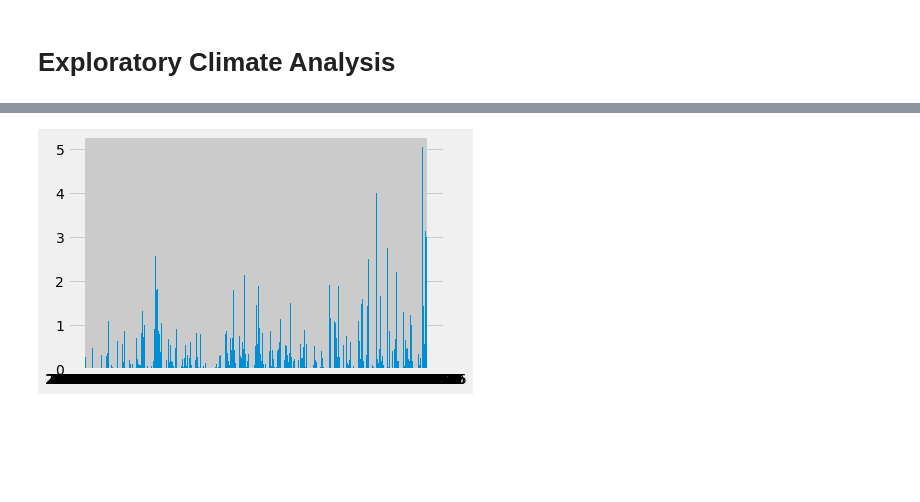
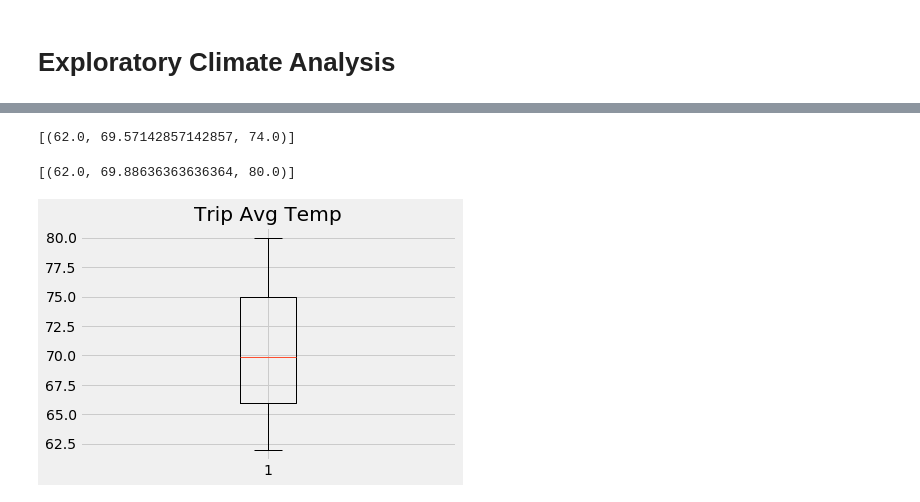
Before and after one commit to enriquesaenger/sqlalchemy-challenge, a Jupyter notebook: climate.ipynb, the cells around one changed output, grey strips where cells are left out. Cells and saved outputs as stored; diff of their text form; code cells hidden in the pictures; blank space fills up the shorter version.

```diff
--- a/climate.ipynb
+++ b/climate.ipynb
@@ -88,0 +56,7 @@ data_2010
+# %%
+# saving results to dataframe
+prcp_df = pd.DataFrame(last_twelve_months, columns=['date', 'prcp'])
+# set date to index
+prcp_df.set_index('date', inplace=True)
+# show dataframe
+prcp_df.head()
@@ -88,0 +71,4 @@ data_2010
+# %%
+# create lists of date and precipitation
+date = prcp_df.index
+prcp = prcp_df['prcp']
@@ -89,7 +165,33 @@ data_2010
+# %%
+# This function called `calc_temps` will accept start date and end date in the format '%Y-%m-%d'
+# and return the minimum, average, and maximum temperatures for that range of dates
+def calc_temps(start_date, end_date):
+    """TMIN, TAVG, and TMAX for a list of dates.
+
+    Args:
+        start_date (string): A date string in the format %Y-%m-%d
+        end_date (string): A date string in the format %Y-%m-%d
+
+    Returns:
+        TMIN, TAVE, and TMAX
+    """
+
+    return session.query(func.min(Measurement.tobs), func.avg(Measurement.tobs), func.max(Measurement.tobs)).\
+        filter(Measurement.date >= start_date).filter(Measurement.date <= end_date).all()
+
+# function usage example
+print(calc_temps('2012-02-28', '2012-03-05'))
+# %% [output]
+[(62.0, 69.57142857142857, 74.0)]
+# %%
+trip_temps = calc_temps('2016-02-28', '2016-03-05')
+trip_temps
+# %% [output]
+[(62.0, 69.88636363636364, 80.0)]
 # %%
 fig, ax = plt.subplots()
-ax.bar(date, prcp)
-
+ax.boxplot(trip_temps)
+ax.set_title('Trip Avg Temp')
 plt.show()
 # %% [output]
-[figure, old version]
+[figure, new version]
```
Also changed, not shown: parts of 16 cells of this notebook.
